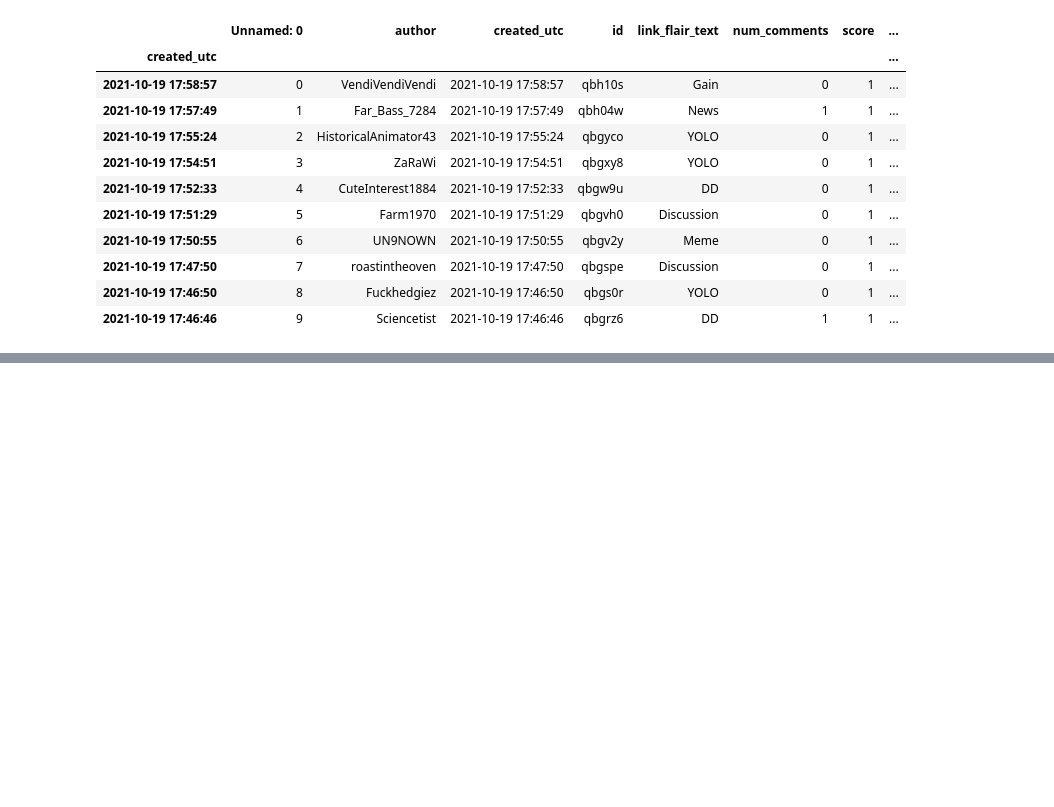
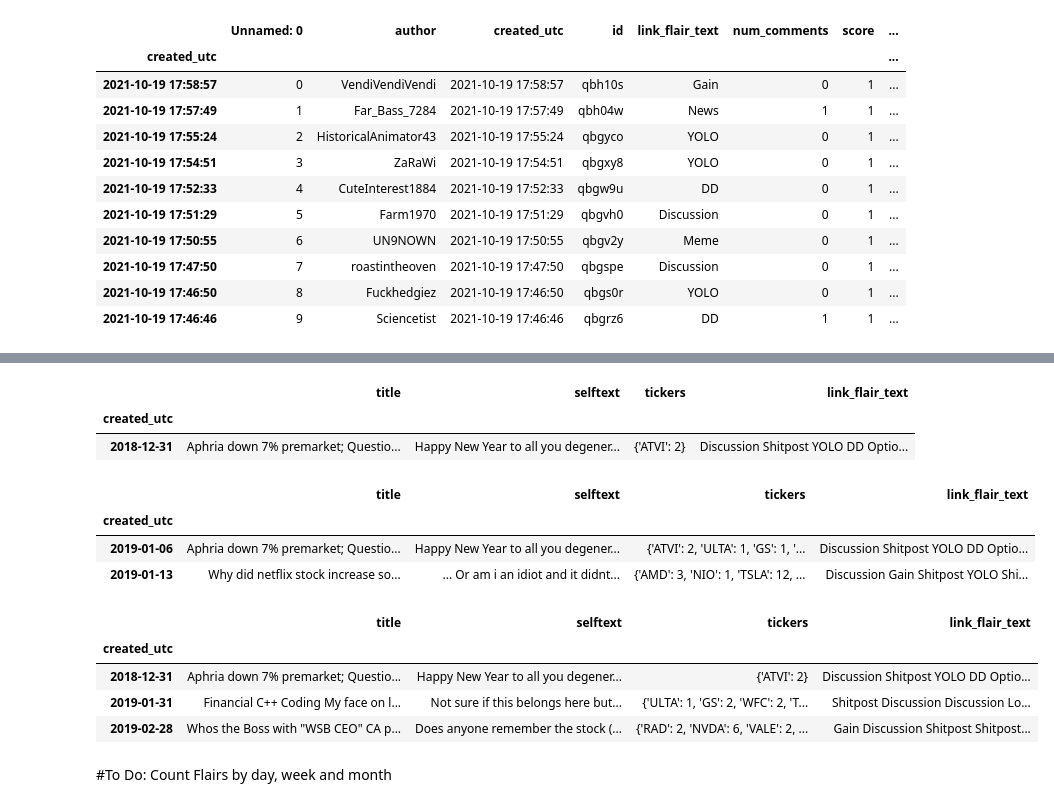
Before and after one commit to pratik98/WSB-Data-Science-Internship, a Jupyter notebook: data_analysis_Spacy.ipynb, the cells around one changed output, grey strips where cells are left out. Saved outputs shown, nothing was run; the diff lists cells and outputs as text; code cells hidden in the pictures; blank space fills up the shorter version.

```diff
--- a/data_analysis_Spacy.ipynb
+++ b/data_analysis_Spacy.ipynb
@@ -752,0 +954,6 @@ df.to_csv("/content/drive/MyDrive/WSB/WSB_submissions_features_tickers_count.csv
+# %%
+# Weekly, Monthly, Daily Ticker counts
+df_daily.index = pd.DatetimeIndex(df_daily.created_utc)
+df_Weekly_title['tickers'] = df_daily['tickers_count_'].groupby(pd.Grouper(freq="W")).agg(agg_counter_objs_)
+# %%
+df_monthly_title['tickers'] = df_daily['tickers_count_'].groupby(pd.Grouper(freq="M")).agg(agg_counter_objs_)
@@ -752,0 +962,27 @@ df.to_csv("/content/drive/MyDrive/WSB/WSB_submissions_features_tickers_count.csv
+# %%
+df['link_flair_text'] = np.where(df.link_flair_text.isnull(),"",df.link_flair_text)
+# %%
+df_daily_title['link_flair_text']= df.groupby(pd.Grouper(freq="D")).agg({'link_flair_text': ' '.join})
+df_Weekly_title['link_flair_text']= df.groupby(pd.Grouper(freq="W")).agg({'link_flair_text': ' '.join})
+df_monthly_title['link_flair_text']= df.groupby(pd.Grouper(freq="M")).agg({'link_flair_text': ' '.join})
+# %%
+df_daily_title.head(1)
+# %% [output]
+|  | title | selftext | tickers | link_flair_text |
+| created_utc |  |  |  |  |
+| 2018-12-31 | Aphria down 7% premarket; Questio... | Happy New Year to all you degener... | {'ATVI': 2} | Discussion Shitpost YOLO DD Optio... |
+# %%
+df_Weekly_title.head(2)
+# %% [output]
+|  | title | selftext | tickers | link_flair_text |
+| created_utc |  |  |  |  |
+| 2019-01-06 | Aphria down 7% premarket; Questio... | Happy New Year to all you degener... | {'ATVI': 2, 'ULTA': 1, 'GS': 1, '... | Discussion Shitpost YOLO DD Optio... |
+| 2019-01-13 | Why did netflix stock increase so... | ... Or am i an idiot and it didnt... | {'AMD': 3, 'NIO': 1, 'TSLA': 12, ... | Discussion Gain Shitpost YOLO Shi... |
+# %%
+df_monthly_title.head(3)
+# %% [output]
+|  | title | selftext | tickers | link_flair_text |
+| created_utc |  |  |  |  |
+| 2018-12-31 | Aphria down 7% premarket; Questio... | Happy New Year to all you degener... | {'ATVI': 2} | Discussion Shitpost YOLO DD Optio... |
+| 2019-01-31 | Financial C++ Coding My face on l... | Not sure if this belongs here but... | {'ULTA': 1, 'GS': 2, 'WFC': 2, 'T... | Shitpost Discussion Discussion Lo... |
+| 2019-02-28 | Whos the Boss with "WSB CEO" CA p... | Does anyone remember the stock (... | {'RAD': 2, 'NVDA': 6, 'VALE': 2, ... | Gain Discussion Shitpost Shitpost... |
@@ -752,0 +995,2 @@ df.to_csv("/content/drive/MyDrive/WSB/WSB_submissions_features_tickers_count.csv
+# %% [markdown]
+#To Do: Count Flairs by day, week and month
```
Also changed, not shown: parts of 34 cells of this notebook.
